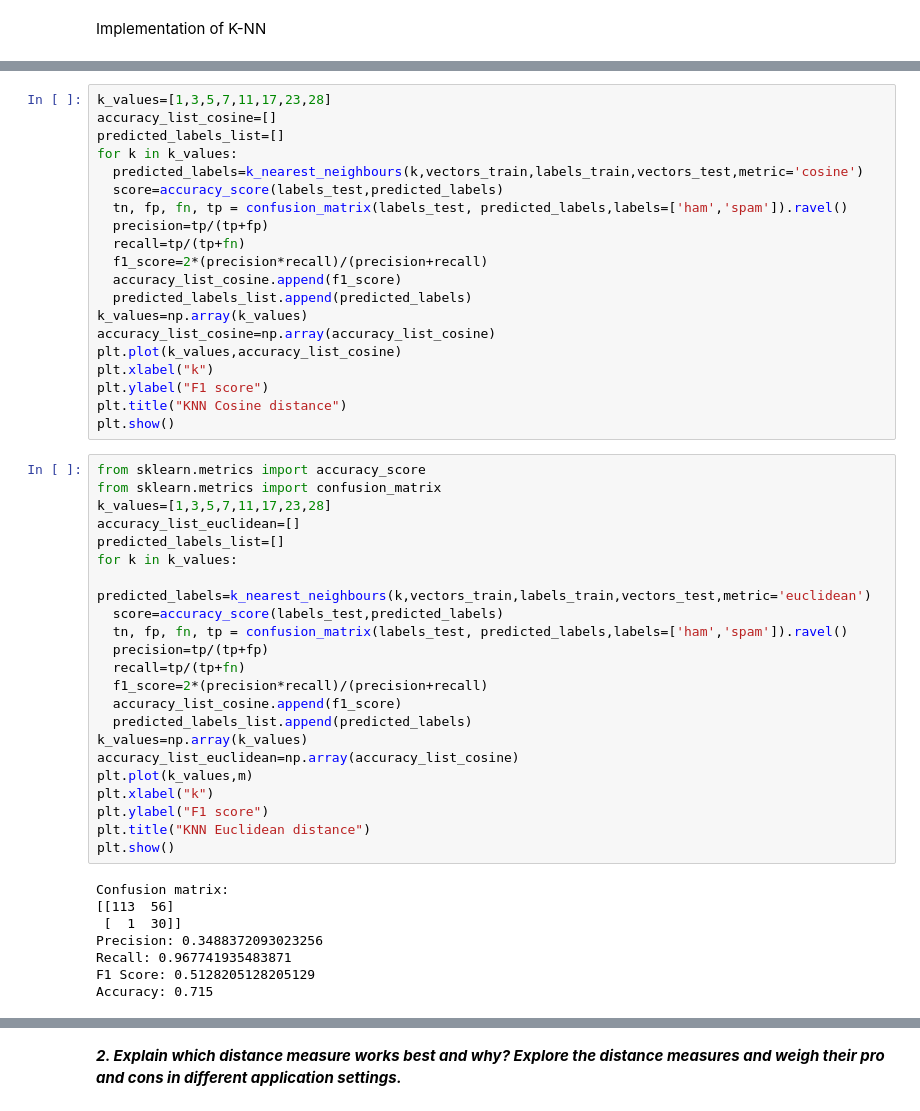
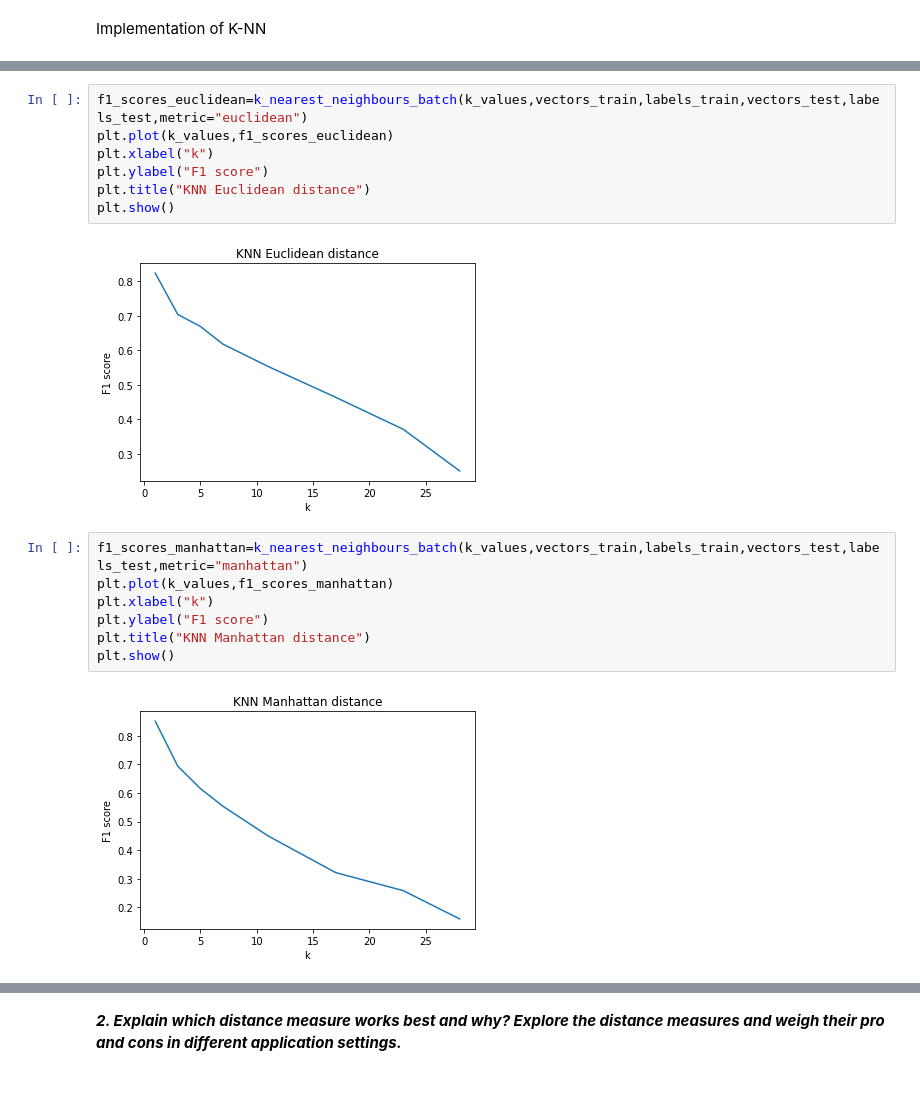
Before and after one commit to soumodiptab/Statistical-Methods-In-AI-Spring-22, a Jupyter notebook: Assignment1/testing/2021201086_Assignment1_Question3.ipynb, the cells around one changed output, grey strips where cells are left out. Cells and saved outputs as stored; diff of their text form.

```diff
--- a/Assignment1/testing/2021201086_Assignment1_Question3.ipynb
+++ b/Assignment1/testing/2021201086_Assignment1_Question3.ipynb
@@ -360,50 +368,18 @@ RuntimeWarning: invalid value encountered in double_scalars
 # %%
-k_values=[1,3,5,7,11,17,23,28]
-accuracy_list_cosine=[]
-predicted_labels_list=[]
-for k in k_values:
-  predicted_labels=k_nearest_neighbours(k,vectors_train,labels_train,vectors_test,metric='cosine')
-  score=accuracy_score(labels_test,predicted_labels)
-  tn, fp, fn, tp = confusion_matrix(labels_test, predicted_labels,labels=['ham','spam']).ravel()
-  precision=tp/(tp+fp)
-  recall=tp/(tp+fn)
-  f1_score=2*(precision*recall)/(precision+recall)
-  accuracy_list_cosine.append(f1_score)
-  predicted_labels_list.append(predicted_labels)
-k_values=np.array(k_values)
-accuracy_list_cosine=np.array(accuracy_list_cosine)
-plt.plot(k_values,accuracy_list_cosine)
+f1_scores_euclidean=k_nearest_neighbours_batch(k_values,vectors_train,labels_train,vectors_test,labels_test,metric="euclidean")
+plt.plot(k_values,f1_scores_euclidean)
 plt.xlabel("k")
 plt.ylabel("F1 score")
-plt.title("KNN Cosine distance")
+plt.title("KNN Euclidean distance")
 plt.show()
+# %% [output]
+[figure, added]
 # %%
-from sklearn.metrics import accuracy_score
-from sklearn.metrics import confusion_matrix
-k_values=[1,3,5,7,11,17,23,28]
-accuracy_list_euclidean=[]
-predicted_labels_list=[]
-for k in k_values:
-  predicted_labels=k_nearest_neighbours(k,vectors_train,labels_train,vectors_test,metric='euclidean')
-  score=accuracy_score(labels_test,predicted_labels)
-  tn, fp, fn, tp = confusion_matrix(labels_test, predicted_labels,labels=['ham','spam']).ravel()
-  precision=tp/(tp+fp)
-  recall=tp/(tp+fn)
-  f1_score=2*(precision*recall)/(precision+recall)
-  accuracy_list_cosine.append(f1_score)
-  predicted_labels_list.append(predicted_labels)
-k_values=np.array(k_values)
-accuracy_list_euclidean=np.array(accuracy_list_cosine)
-plt.plot(k_values,m)
+f1_scores_manhattan=k_nearest_neighbours_batch(k_values,vectors_train,labels_train,vectors_test,labels_test,metric="manhattan")
+plt.plot(k_values,f1_scores_manhattan)
 plt.xlabel("k")
 plt.ylabel("F1 score")
-plt.title("KNN Euclidean distance")
+plt.title("KNN Manhattan distance")
 plt.show()
 # %% [output]
-Confusion matrix:
-[[113  56]
- [  1  30]]
-Precision: 0.3488372093023256
-Recall: 0.967741935483871
-F1 Score: 0.5128205128205129
-Accuracy: 0.715
+[figure, added]
```
Also changed, not shown: parts of 31 cells of this notebook, 2 other files.
